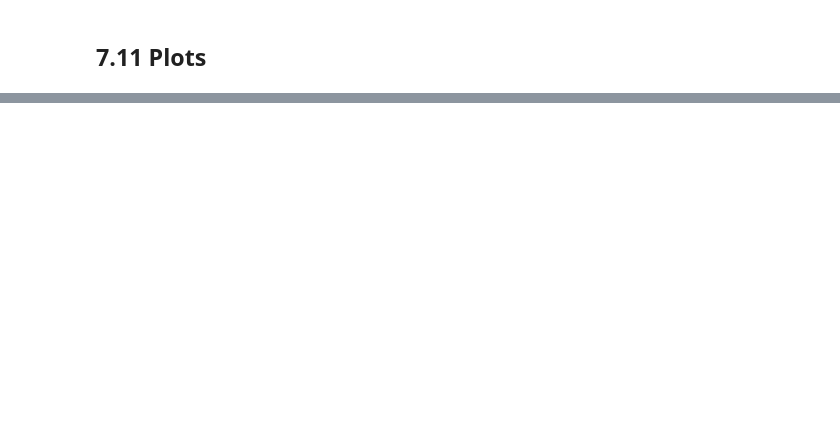
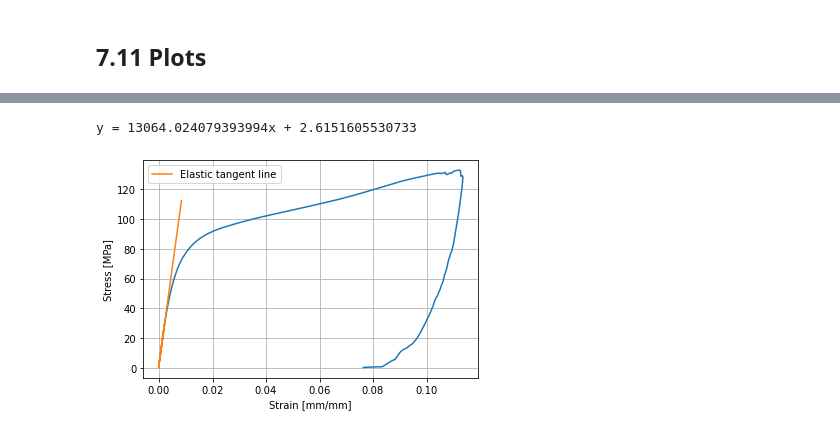
Before and after one commit to shyamthyagarajan/ae461, a Jupyter notebook: Lab 1_6/Lab 1_6.ipynb, the cells around one changed output, grey strips where cells are left out. Drawn from its saved outputs; the diff is of its cells as text; code cells hidden in the pictures; blank space fills up the shorter version.

```diff
--- a/Lab 1_6/Lab 1_6.ipynb
+++ b/Lab 1_6/Lab 1_6.ipynb
@@ -29 +29,31 @@ plt.show()
+# %%
+stress_45 = (df_45['Force'][1:].to_numpy().astype(float) * 1000) / (area_45 * 1.0E6)
+strain_45 = df_45['Tensile strain (Strain 1)'][1:].to_numpy().astype(float)
+plt.plot(strain_45, stress_45)
+plt.ylabel('Stress [MPa]')
+plt.xlabel('Strain [mm/mm]')
+# plt.title('45 degree: Stress vs Strain')
+x1, y1 = strain_45[0], stress_45[0]
+x2, y2 = strain_45[10], stress_45[10]
+
+# calculate the slope
+m = (y2 - y1) / (x2 - x1)
+
+# calculate the y-intercept
+b = y1 - m*x1
+
+# print the equation of the line
+print(f"y = {m}x + {b}")
+
+# plot the line
+x_vals = [x1, x2, 4*x1, 4*x2]
+y_vals = [y1, y2, 4*y1, 4*y2]
+
+plt.plot(x_vals, [m*x+b for x in x_vals], label = 'Elastic tangent line')
+plt.legend()
+plt.grid()
+plt.show()
+# %% [output]
+y = 13064.024079393994x + 2.6151605530733
+[figure, added]
 # %%
```
Also changed, not shown: parts of 9 cells of this notebook.
